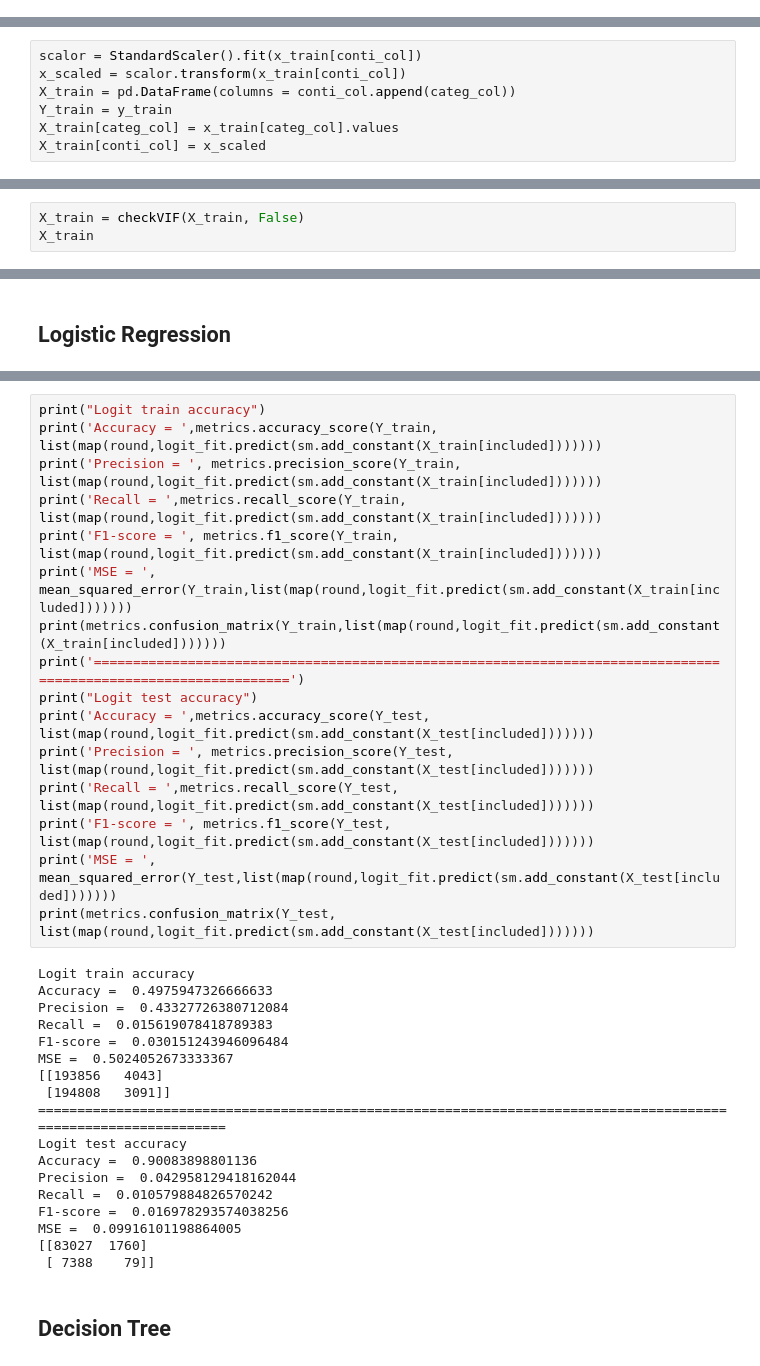
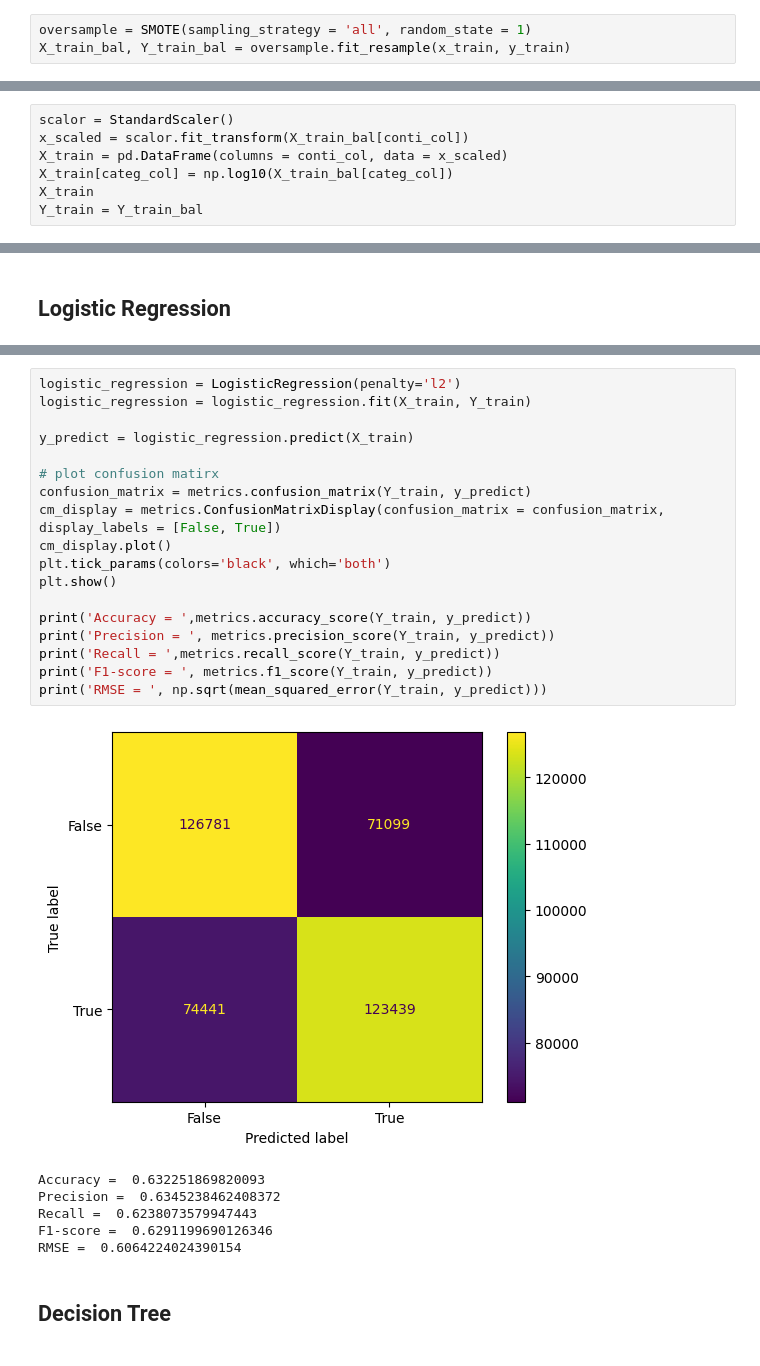
Before and after one commit to cclclc8722/Credit-Card-Fraud, a Jupyter notebook: creditcardfraud.ipynb, the cells around one changed output, grey strips where cells are left out. Cells and saved outputs as stored; diff of their text form.

```diff
--- a/creditcardfraud.ipynb
+++ b/creditcardfraud.ipynb
@@ -326 +303,4 @@ print(categ_col.shape)
+# %%
+oversample = SMOTE(sampling_strategy = 'all', random_state = 1)
+X_train_bal, Y_train_bal = oversample.fit_resample(x_train, y_train)
 # %% [markdown]
@@ -332,7 +308,7 @@ x_train, x_test, y_train, y_test = train_test_split(X_onehot, Ｙ, test_size= 0.
 # %%
-scalor = StandardScaler().fit(x_train[conti_col])
-x_scaled = scalor.transform(x_train[conti_col])
-X_train = pd.DataFrame(columns = conti_col.append(categ_col))
-Y_train = y_train
-X_train[categ_col] = x_train[categ_col].values
-X_train[conti_col] = x_scaled
+scalor = StandardScaler()
+x_scaled = scalor.fit_transform(X_train_bal[conti_col])
+X_train = pd.DataFrame(columns = conti_col, data = x_scaled)
+X_train[categ_col] = np.log10(X_train_bal[categ_col])
+X_train
+Y_train = Y_train_bal
@@ -372,3 +327,0 @@ def checkVIF(df, draw = False):
-# %%
-X_train = checkVIF(X_train, False)
-X_train
@@ -526,36 +458,27 @@ const                                     1.5915      0.016     97.368      0.00
-# %%
-print("Logit train accuracy")
-print('Accuracy = ',metrics.accuracy_score(Y_train, list(map(round,logit_fit.predict(sm.add_constant(X_train[included]))))))
-print('Precision = ', metrics.precision_score(Y_train, list(map(round,logit_fit.predict(sm.add_constant(X_train[included]))))))
-print('Recall = ',metrics.recall_score(Y_train, list(map(round,logit_fit.predict(sm.add_constant(X_train[included]))))))
-print('F1-score = ', metrics.f1_score(Y_train, list(map(round,logit_fit.predict(sm.add_constant(X_train[included]))))))
-print('MSE = ', mean_squared_error(Y_train,list(map(round,logit_fit.predict(sm.add_constant(X_train[included]))))))
-print(metrics.confusion_matrix(Y_train,list(map(round,logit_fit.predict(sm.add_constant(X_train[included]))))))
-print('================================================================================================================')
-print("Logit test accuracy")
-print('Accuracy = ',metrics.accuracy_score(Y_test, list(map(round,logit_fit.predict(sm.add_constant(X_test[included]))))))
-print('Precision = ', metrics.precision_score(Y_test, list(map(round,logit_fit.predict(sm.add_constant(X_test[included]))))))
-print('Recall = ',metrics.recall_score(Y_test, list(map(round,logit_fit.predict(sm.add_constant(X_test[included]))))))
-print('F1-score = ', metrics.f1_score(Y_test, list(map(round,logit_fit.predict(sm.add_constant(X_test[included]))))))
-print('MSE = ', mean_squared_error(Y_test,list(map(round,logit_fit.predict(sm.add_constant(X_test[included]))))))
-print(metrics.confusion_matrix(Y_test, list(map(round,logit_fit.predict(sm.add_constant(X_test[included]))))))
-# %% [output]
-Logit train accuracy
-Accuracy =  0.4975947326666633
-Precision =  0.43327726380712084
-Recall =  0.015619078418789383
-F1-score =  0.030151243946096484
-MSE =  0.5024052673333367
-[[193856   4043]
- [194808   3091]]
-================================================================================================================
-Logit test accuracy
-Accuracy =  0.90083898801136
-Precision =  0.042958129418162044
-Recall =  0.010579884826570242
-F1-score =  0.016978293574038256
-MSE =  0.09916101198864005
-[[83027  1760]
- [ 7388    79]]
+# %%
+logistic_regression = LogisticRegression(penalty='l2')
+logistic_regression = logistic_regression.fit(X_train, Y_train)
+
+y_predict = logistic_regression.predict(X_train)
+
+# plot confusion matirx
+confusion_matrix = metrics.confusion_matrix(Y_train, y_predict)
+cm_display = metrics.ConfusionMatrixDisplay(confusion_matrix = confusion_matrix, display_labels = [False, True])
+cm_display.plot()
+plt.tick_params(colors='black', which='both')
+plt.show()
+
+print('Accuracy = ',metrics.accuracy_score(Y_train, y_predict))
+print('Precision = ', metrics.precision_score(Y_train, y_predict))
+print('Recall = ',metrics.recall_score(Y_train, y_predict))
+print('F1-score = ', metrics.f1_score(Y_train, y_predict))
+print('RMSE = ', np.sqrt(mean_squared_error(Y_train, y_predict)))
+# %% [output]
+[figure, added]
+Accuracy =  0.632251869820093
+Precision =  0.6345238462408372
+Recall =  0.6238073579947443
+F1-score =  0.6291199690126346
+RMSE =  0.6064224024390154
 # %% [markdown]
 ## Decision Tree
```
Also changed, not shown: parts of 75 cells of this notebook, 1 other file.
